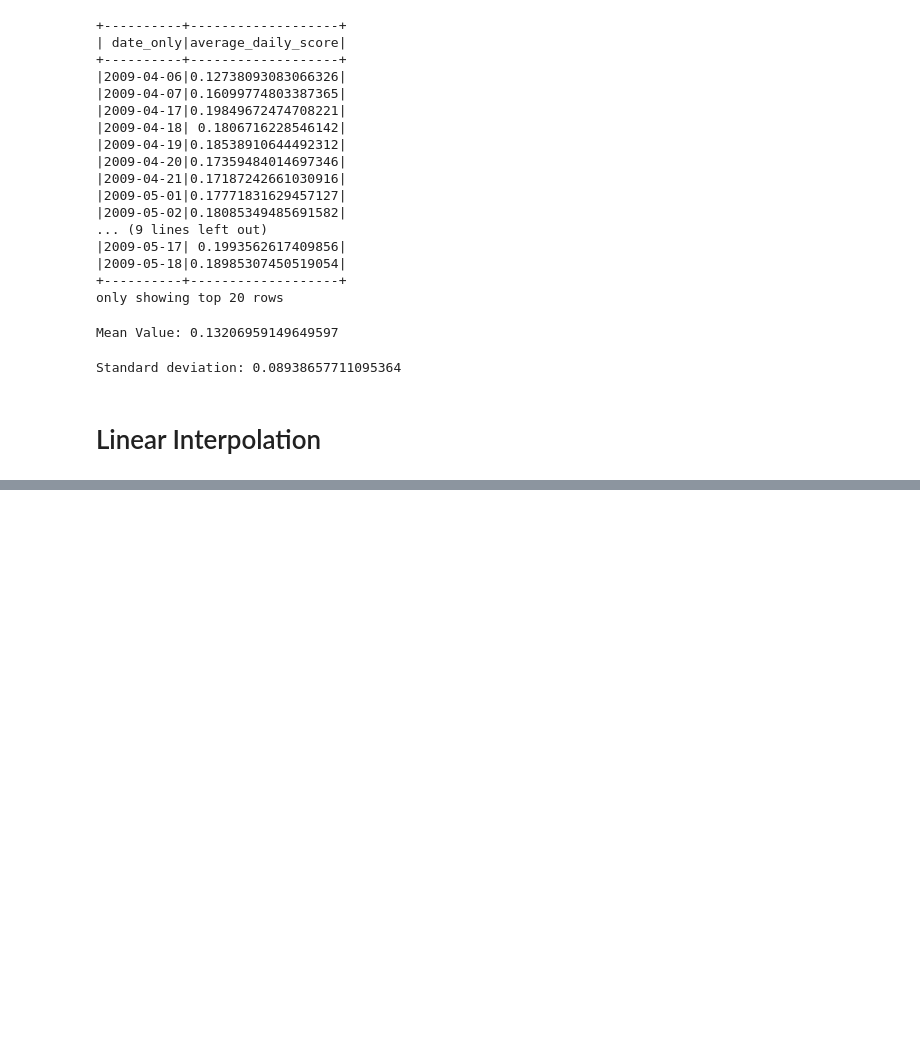
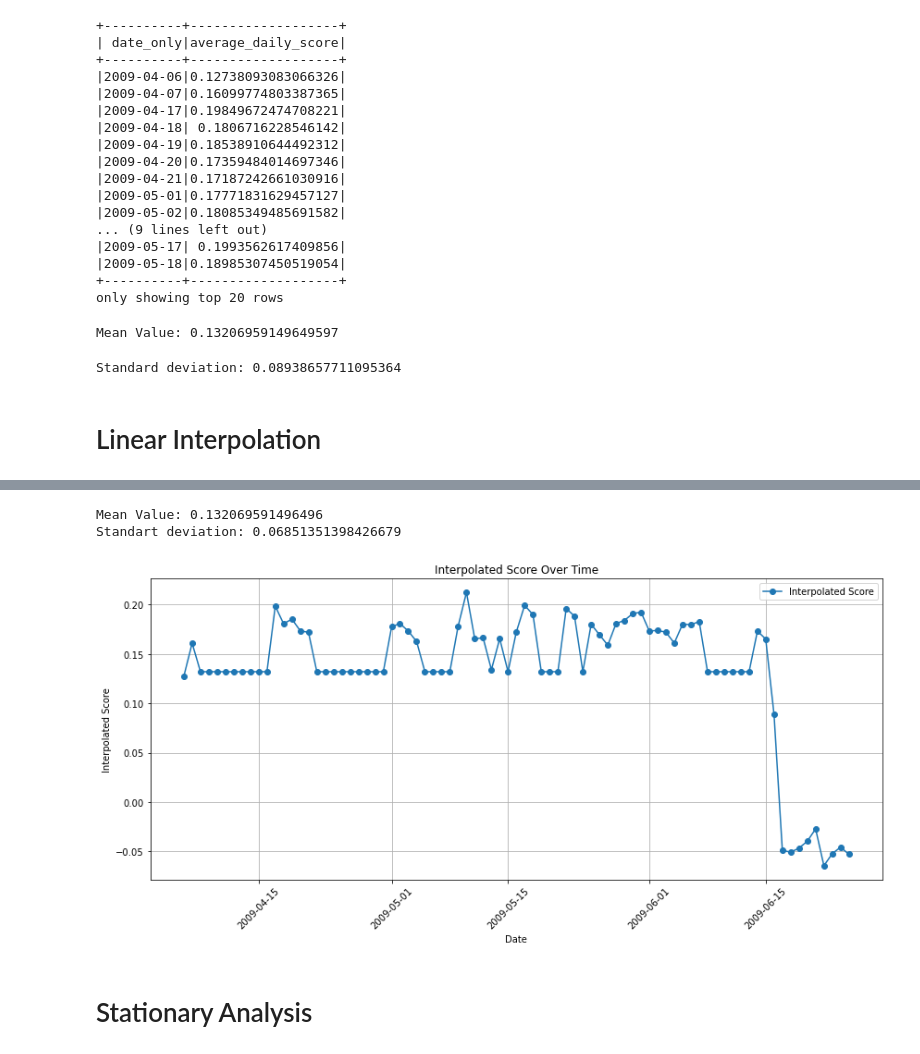
Before and after one commit to Grkmcu44/TwitterData, a Jupyter notebook: Twitter_EDA.ipynb, the cells around one changed output, grey strips where cells are left out. Saved outputs shown, nothing was run; the diff lists cells and outputs as text; code cells hidden in the pictures; blank space fills up the shorter version.

```diff
--- a/Twitter_EDA.ipynb
+++ b/Twitter_EDA.ipynb
@@ -874,0 +972,22 @@ plt.show()
+# %%
+# convert date type
+df_interpolated_pd["date_only"] = pd.to_datetime(df_interpolated_pd["date_only"])
+
+# all dates
+start_date = df_interpolated_pd["date_only"].min()
+end_date = df_interpolated_pd["date_only"].max()
+all_dates = pd.date_range(start=start_date, end=end_date)
+
+#detect misisng dates
+missing_dates = all_dates[~all_dates.isin(df_interpolated_pd["date_only"])]
+
+# fill na
+mean_score = df_interpolated_pd["average_daily_score"].mean()
+missing_data = pd.DataFrame({"date_only": missing_dates, "average_daily_score": mean_score})
+df_interpolated_pd = pd.concat([df_interpolated_pd, missing_data])
+
+# sort value
+df_interpolated_pd = df_interpolated_pd.sort_values(by="date_only")
+
+# shpw
+df_interpolated_pd.head(5)
@@ -874,0 +1001,32 @@ plt.show()
+# %%
+# Interpolated_Score mean
+mean_score = df_interpolated_pd["average_daily_score"].mean()
+
+# Interpolated_Scorestandard deviation
+std_deviation = df_interpolated_pd["average_daily_score"].std()
+
+print("Mean Value:", mean_score)
+print("Standart deviation:", std_deviation)
+# %% [output]
+Mean Value: 0.132069591496496
+Standart deviation: 0.06851351398426679
+# %%
+
+#line graph
+
+plt.figure(figsize=(12, 6))
+plt.plot(df_interpolated_pd["date_only"], df_interpolated_pd["average_daily_score"], label="Interpolated Score", marker='o', linestyle='-')
+plt.xlabel("Date")
+plt.ylabel("Interpolated Score")
+plt.title("Interpolated Score Over Time")
+plt.grid(True)
+plt.legend()
+plt.xticks(rotation=45)
+plt.tight_layout()
+
+# Graph
+plt.show()
+# %% [output]
+[figure, added]
+# %% [markdown]
+# Stationary Analysis
```
Also changed, not shown: parts of 88 cells of this notebook.
